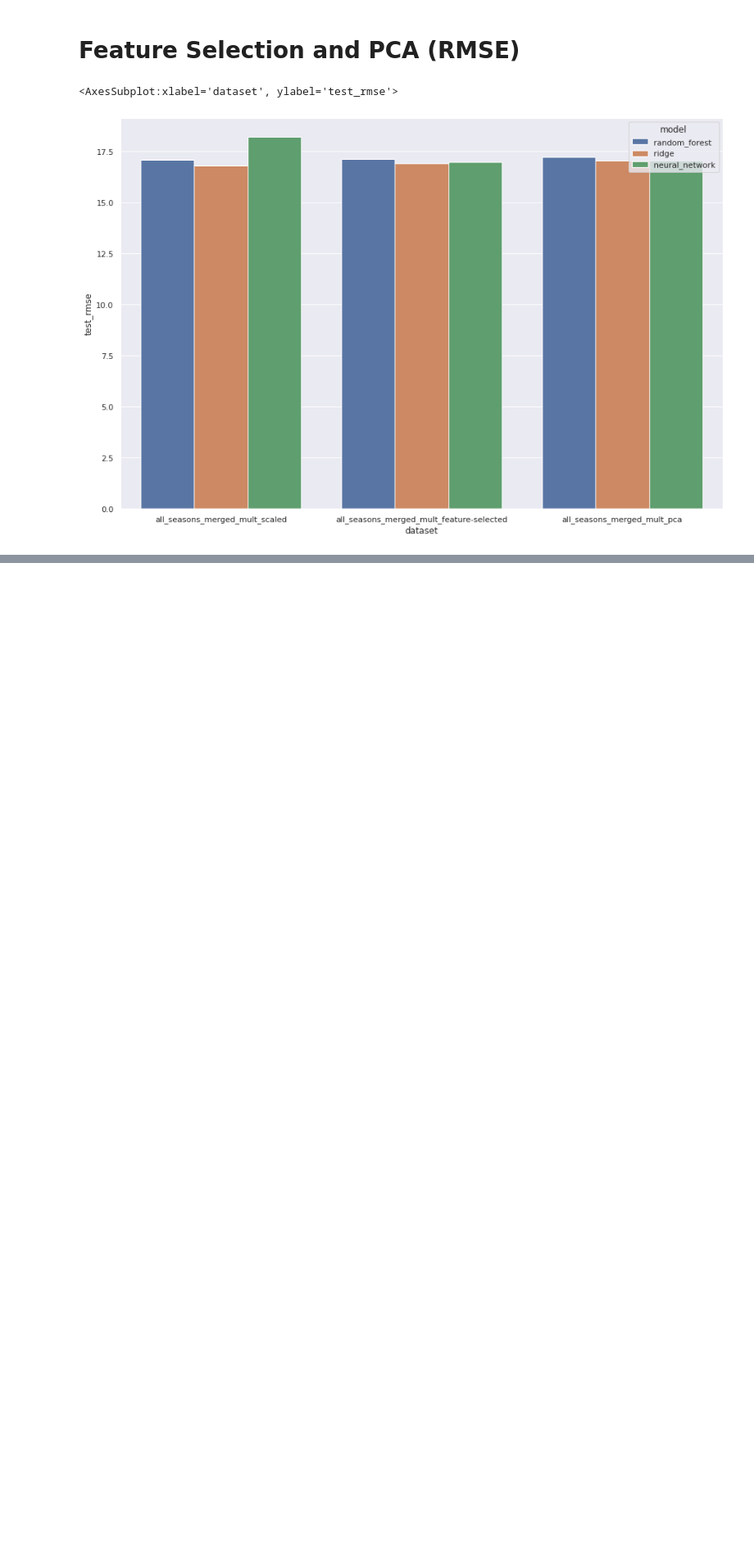
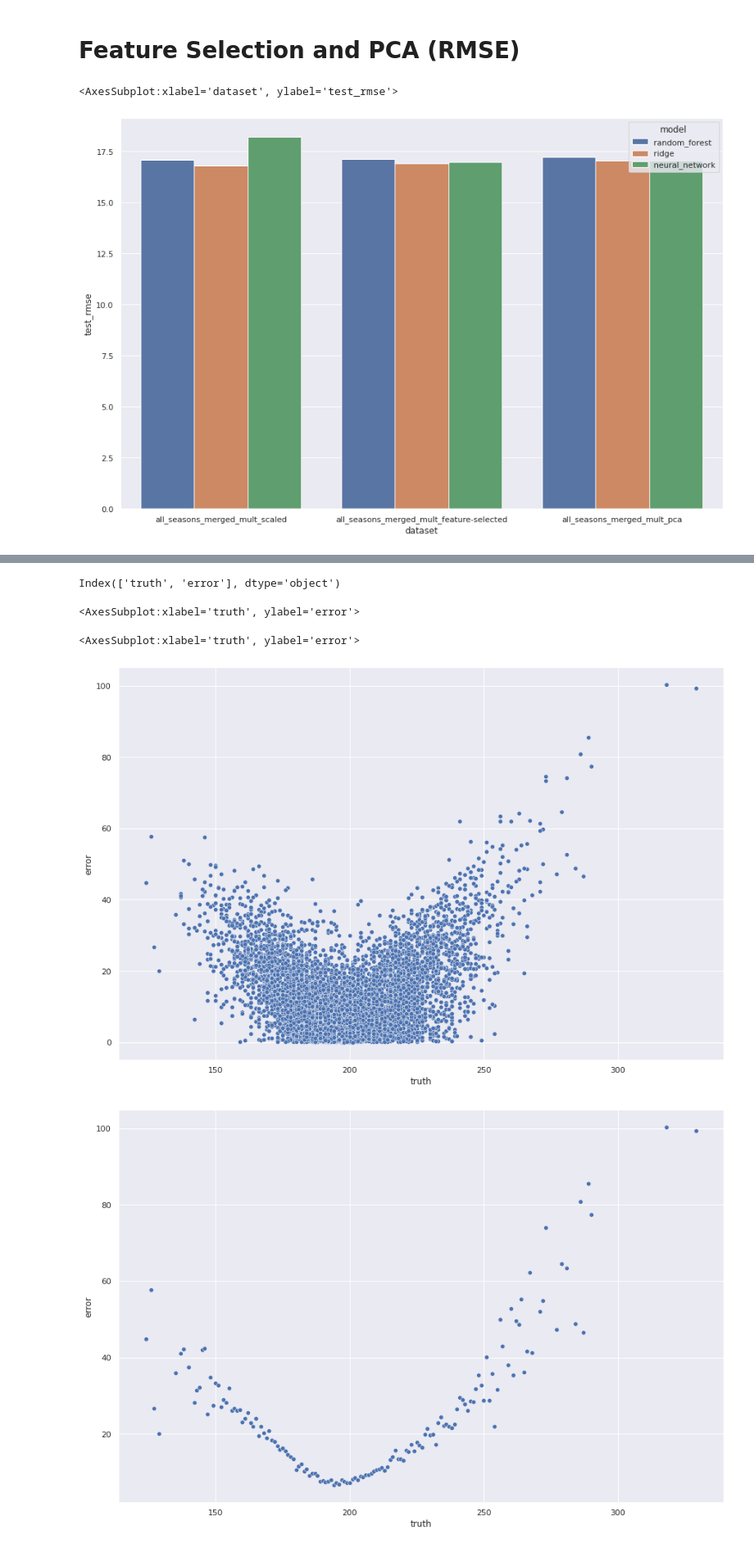
Before and after one commit to Navbryce/nba-combined-score-predictor, a Jupyter notebook: supervised_learning_visualizations.ipynb, the cells around one changed output, grey strips where cells are left out. Shown at 82% size. Saved outputs shown, nothing was run; the diff lists cells and outputs as text; code cells hidden in the pictures; blank space fills up the shorter version.

```diff
--- a/supervised_learning_visualizations.ipynb
+++ b/supervised_learning_visualizations.ipynb
@@ -17,6 +17,7 @@ def filter_to_dataset(results, dataset_pattern):
 # Import datasets
 # %%
 results_v1 = pd.read_csv('output-models/results_1.0.csv')
+predictions_v1 = pd.read_csv('output-models/predictions_all_seasons_merged_mult_feature-selected_1.0.csv')
 # %% [markdown]
 # Test RMSE For All (Compare datasets)
 # %%
@@ -87,0 +94,30 @@ sns.barplot(x="dataset", y="test_rmse", hue="model", data=data, ax=ax, dodge=Tru
+# %%
+def get_truth_error_df(results, model):
+    truth_series = results['truth']
+    error_series = (truth_series - results[model]).abs().rename('error')
+    return pd.concat([truth_series, error_series], axis=1)
+model = 'ridge_regression'
+fig, ax = plt.subplots(figsize=(15, 10))
+truth_error_df = get_truth_error_df(predictions_v1, model)
+print(truth_error_df.columns)
+display(sns.scatterplot(x='truth', y='error', data=truth_error_df, ax=ax))
+
+def get_average_error(truth_error_df):
+    truth_series = truth_error_df['truth'].to_numpy()
+    unique_values = np.unique(truth_series)
+
+    truth_and_mean_errors = []
+    for unique_truth_value in unique_values:
+        error_values = truth_error_df[truth_error_df['truth'] == unique_truth_value]['error']
+        mean_error = np.mean(error_values.to_numpy())
+        truth_and_mean_errors.append([unique_truth_value, mean_error])
+    return pd.DataFrame(data=truth_and_mean_errors, columns=['truth', 'error'])
+fig, ax = plt.subplots(figsize=(15, 10))
+truth_and_mean_error = get_average_error(truth_error_df)
+display(sns.scatterplot(x='truth', y='error', data=truth_and_mean_error, ax=ax))
+# %% [output]
+Index(['truth', 'error'], dtype='object')
+<AxesSubplot:xlabel='truth', ylabel='error'>
+<AxesSubplot:xlabel='truth', ylabel='error'>
+[figure, added]
+[figure, added]
```
Also changed, not shown: parts of 1 cell of this notebook, 5 other files.
